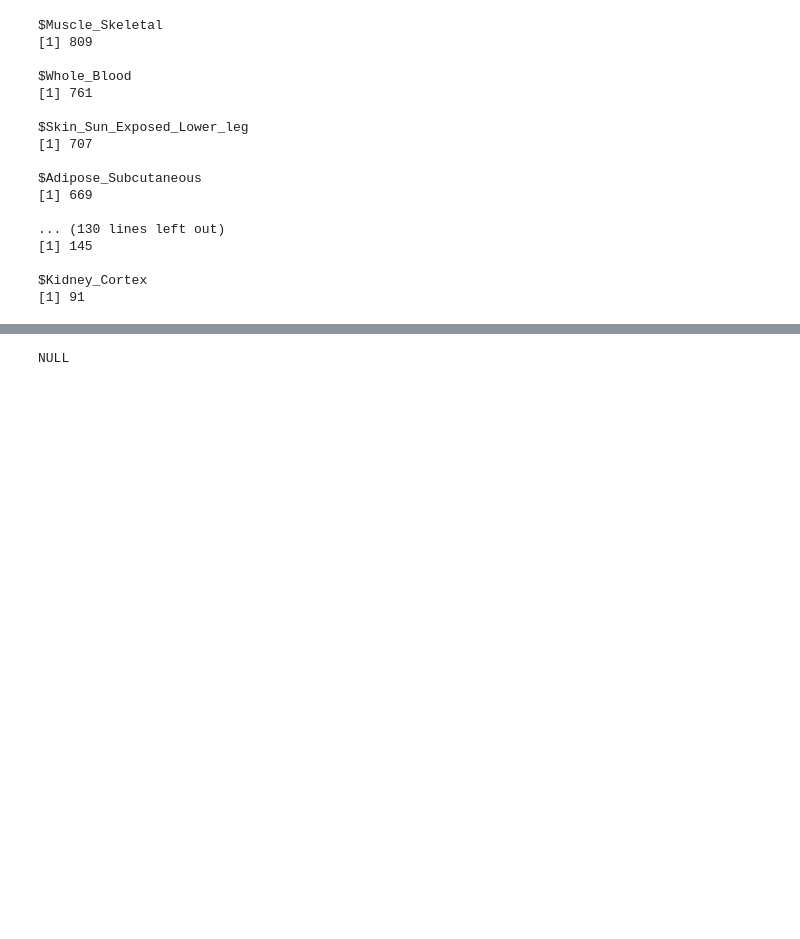
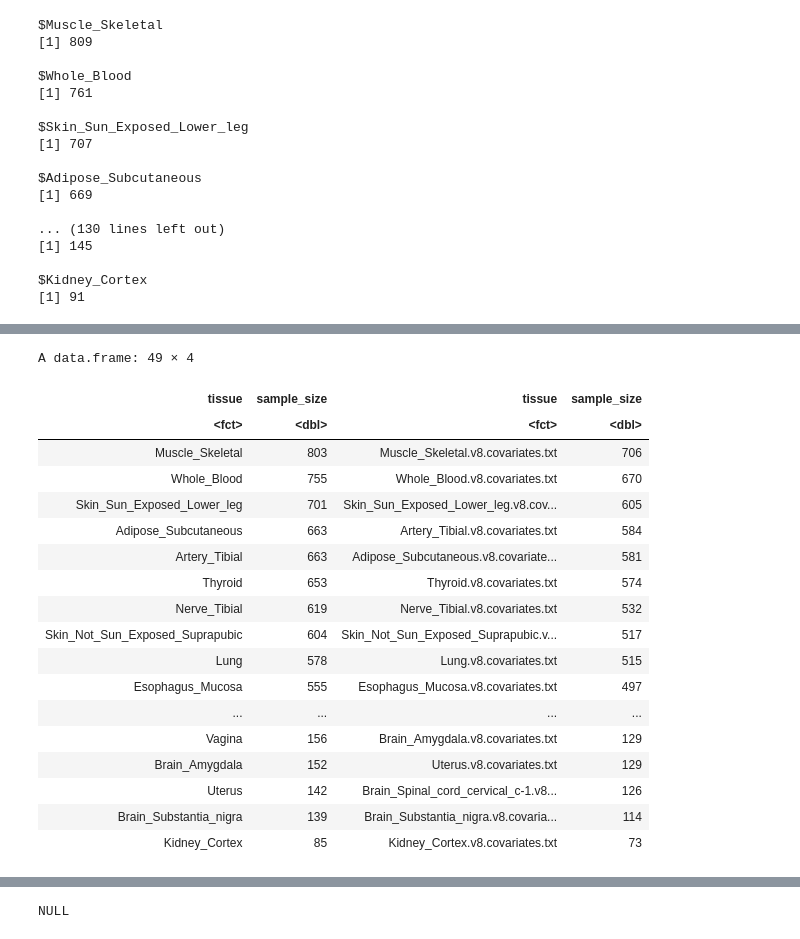
Before and after one commit to Joker-Jerome/utmost_update, a Jupyter notebook: code/R/expression_adjustment_output.ipynb, the cells around one changed output, grey strips where cells are left out. Drawn from its saved outputs; the diff is of its cells as text; code cells hidden in the pictures; blank space fills up the shorter version.

```diff
--- a/code/R/expression_adjustment_output.ipynb
+++ b/code/R/expression_adjustment_output.ipynb
@@ -526,0 +507,2 @@ $Kidney_Cortex
+# %%
+sample_size_cov_df <- data.frame(tissue = names(cov_list), sample_size = as.numeric(lapply(cov_list, ncol))-1)
@@ -526,0 +544,27 @@ $Kidney_Cortex
+# %%
+tissue_df_ordered <- tissue_df %>%
+    arrange(desc(sample_size))
+sample_size_cov_df_ordered <- sample_size_cov_df  %>%
+    arrange(desc(sample_size))
+# %%
+cbind(tissue_df_ordered[1:49,], sample_size_cov_df_ordered)
+# %% [output]
+A data.frame: 49 × 4
+| tissue | sample_size | tissue | sample_size |
+| <fct> | <dbl> | <fct> | <dbl> |
+| Muscle_Skeletal | 803 | Muscle_Skeletal.v8.covariates.txt | 706 |
+| Whole_Blood | 755 | Whole_Blood.v8.covariates.txt | 670 |
+| Skin_Sun_Exposed_Lower_leg | 701 | Skin_Sun_Exposed_Lower_leg.v8.cov... | 605 |
+| Adipose_Subcutaneous | 663 | Artery_Tibial.v8.covariates.txt | 584 |
+| Artery_Tibial | 663 | Adipose_Subcutaneous.v8.covariate... | 581 |
+| Thyroid | 653 | Thyroid.v8.covariates.txt | 574 |
+| Nerve_Tibial | 619 | Nerve_Tibial.v8.covariates.txt | 532 |
+| Skin_Not_Sun_Exposed_Suprapubic | 604 | Skin_Not_Sun_Exposed_Suprapubic.v... | 517 |
+| Lung | 578 | Lung.v8.covariates.txt | 515 |
+| Esophagus_Mucosa | 555 | Esophagus_Mucosa.v8.covariates.txt | 497 |
+| ... | ... | ... | ... |
+| Vagina | 156 | Brain_Amygdala.v8.covariates.txt | 129 |
+| Brain_Amygdala | 152 | Uterus.v8.covariates.txt | 129 |
+| Uterus | 142 | Brain_Spinal_cord_cervical_c-1.v8... | 126 |
+| Brain_Substantia_nigra | 139 | Brain_Substantia_nigra.v8.covaria... | 114 |
+| Kidney_Cortex | 85 | Kidney_Cortex.v8.covariates.txt | 73 |
```
Also changed, not shown: parts of 18 cells of this notebook, 4 other files.
